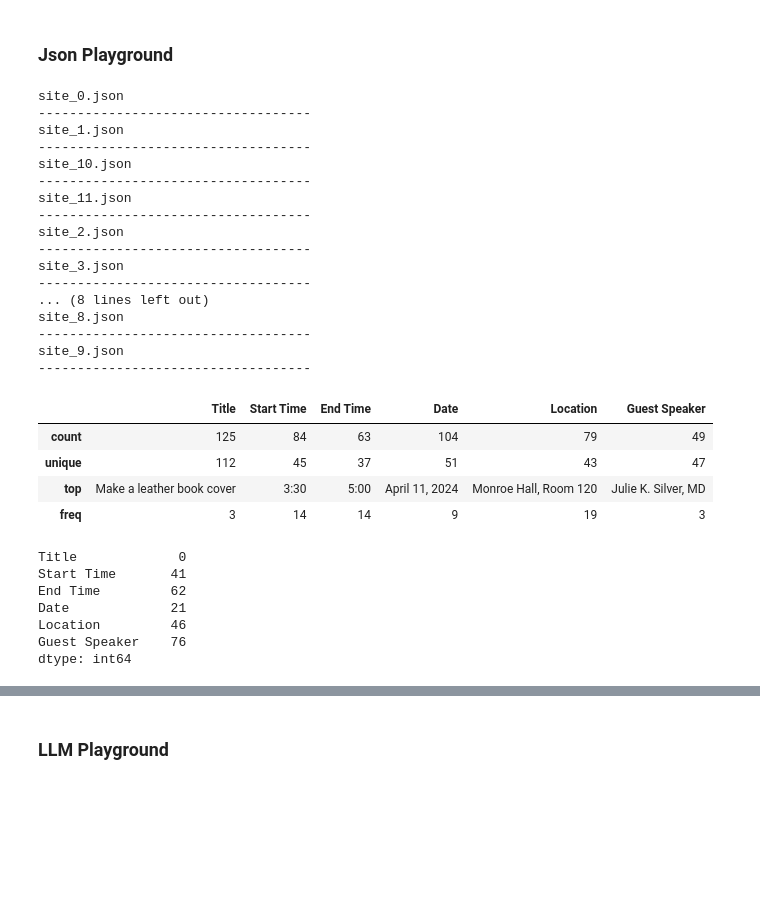
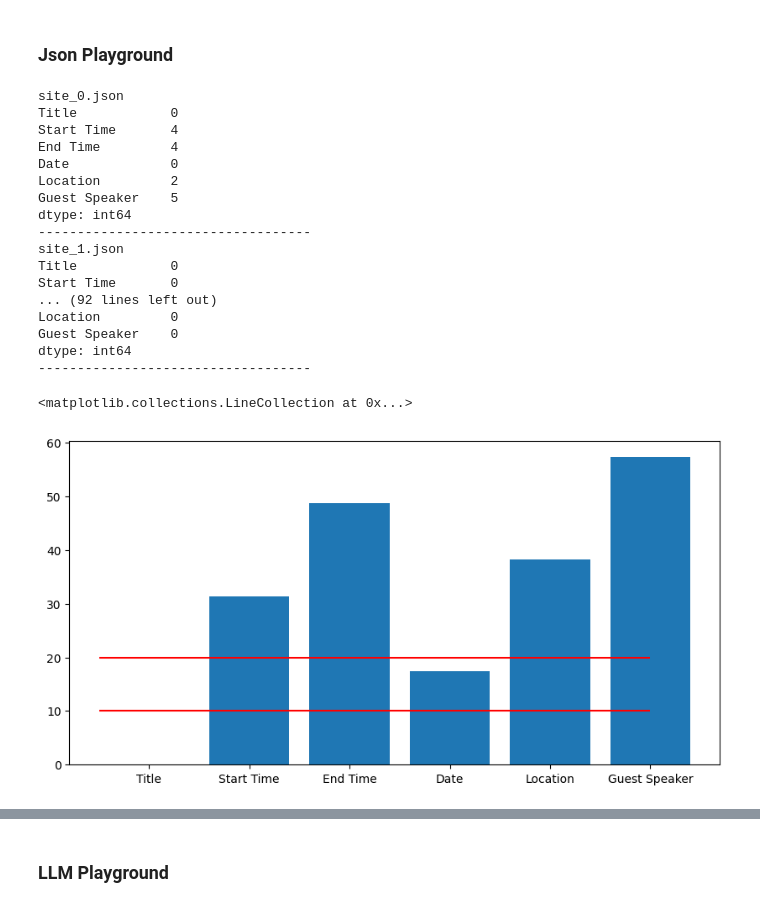
Before and after one commit to alzox/html2ai2json, a Jupyter notebook: script_testing.ipynb, the cells around one changed output, grey strips where cells are left out. Drawn from its saved outputs; the diff is of its cells as text; code cells hidden in the pictures; blank space fills up the shorter version.

```diff
--- a/script_testing.ipynb
+++ b/script_testing.ipynb
@@ -248,5 +251,6 @@ import pandas as pd
 # %%
 all_events = []
+event_dfs = []
 for file in os.listdir('event_jsons'):
     print(file)
     with open(f'event_jsons/{file}') as f:
@@ -254,22 +258,26 @@ for file in os.listdir('event_jsons'):
     f.close()
     for event in text:
         all_events.append(event)
+    df = pd.DataFrame(text)
+    df.drop_duplicates(subset=['Title'], inplace=True)
+    event_dfs.append(df)
+    print(df.isna().sum())
     print('-----------------------------------')
 # %% [output]
 site_0.json
+Title            0
+Start Time       4
+End Time         4
+Date             0
+Location         2
+Guest Speaker    5
+dtype: int64
 -----------------------------------
 site_1.json
+Title            0
+Start Time       0
+... (92 lines left out)
+Location         0
+Guest Speaker    0
+dtype: int64
 -----------------------------------
-site_10.json
------------------------------------
-site_11.json
------------------------------------
-site_2.json
------------------------------------
-site_3.json
------------------------------------
-... (8 lines left out)
-site_8.json
------------------------------------
-site_9.json
------------------------------------
@@ -278,19 +284,15 @@ all_events_df = pd.DataFrame(all_events)
-# %%
-all_events_df.describe()
-# %% [output]
-|  | Title | Start Time | End Time | Date | Location | Guest Speaker |
-| count | 125 | 84 | 63 | 104 | 79 | 49 |
-| unique | 112 | 45 | 37 | 51 | 43 | 47 |
-| top | Make a leather book cover | 3:30 | 5:00 | April 11, 2024 | Monroe Hall, Room 120 | Julie K. Silver, MD |
-| freq | 3 | 14 | 14 | 9 | 19 | 3 |
-# %%
-# sum isna
-all_events_df.isna().sum()
-# %% [output]
-Title             0
-Start Time       41
-End Time         62
-Date             21
-Location         46
-Guest Speaker    76
-dtype: int64
+# %%
+all_events_df = pd.concat(event_dfs)
+all_events_df.reset_index(drop=True, inplace=True)
+# %%
+# sum isna
+isna = all_events_df.isna().sum()
+rows = all_events_df.shape[0]
+isna_percent = isna / rows * 100
+plt.figure(figsize=(10, 5))
+plt.bar(isna_percent.index, isna_percent)
+plt.hlines(20, -.5, 5, colors='r')
+plt.hlines(10, -.5, 5, colors='r')
+# %% [output]
+<matplotlib.collections.LineCollection at 0x...>
+[figure, added]
```
Also changed, not shown: parts of 9 cells of this notebook, 2 other files.
